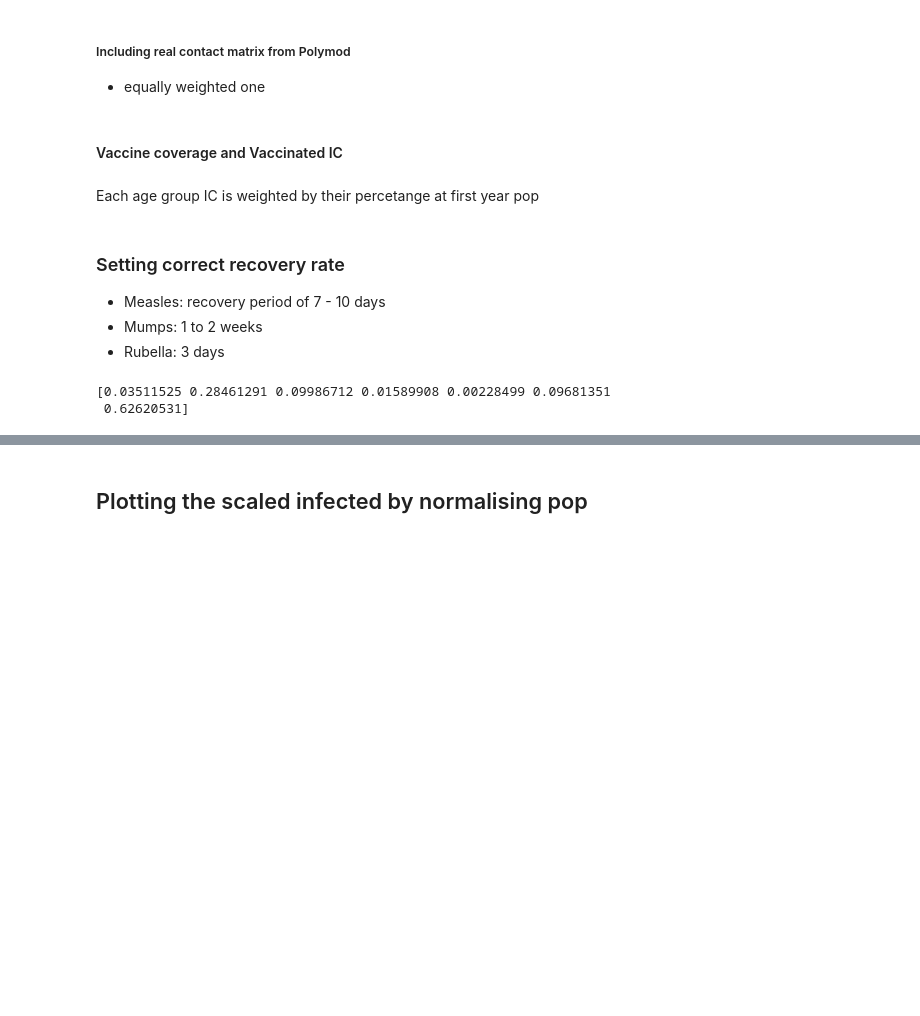
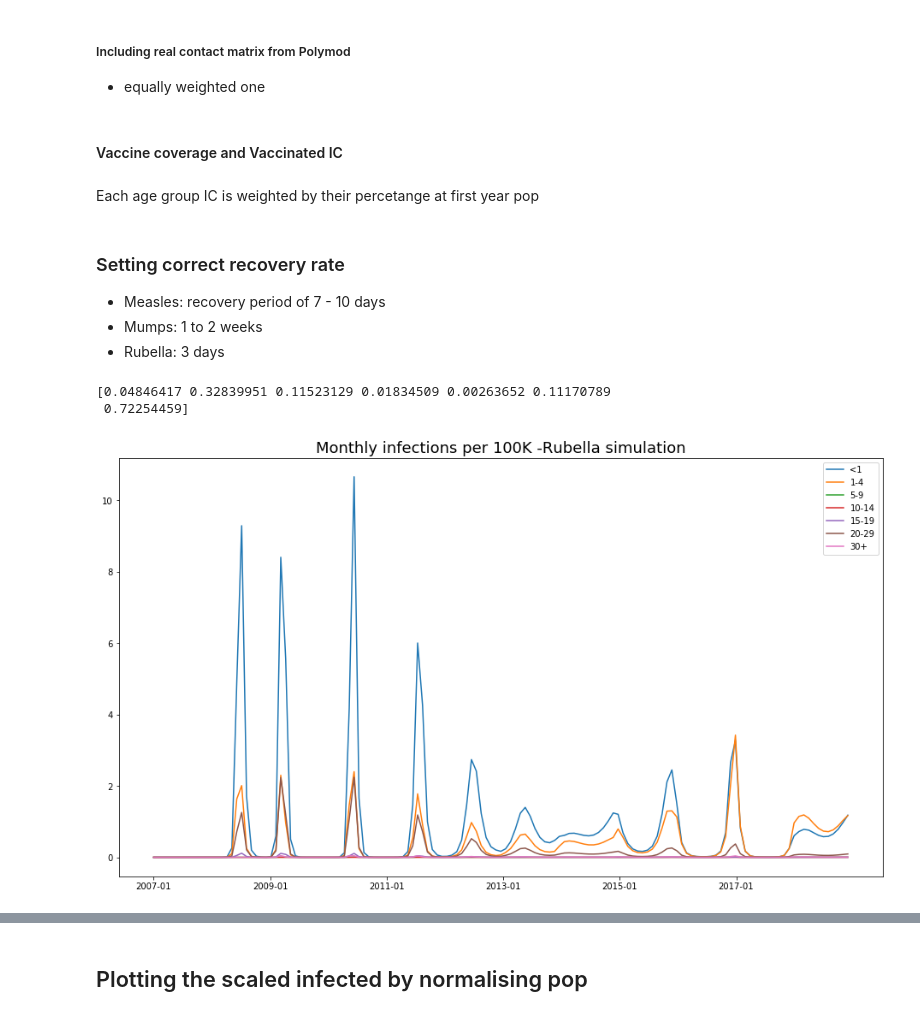
Before and after one commit to dhelekal/EpiRSG2020, a Jupyter notebook: model/Monthly_cases_simulation_Rubella.ipynb, the cells around one changed output, grey strips where cells are left out. Cells and saved outputs as stored; diff of their text form; code cells hidden in the pictures; blank space fills up the shorter version.

```diff
--- a/model/Monthly_cases_simulation_Rubella.ipynb
+++ b/model/Monthly_cases_simulation_Rubella.ipynb
@@ -193,6 +193,7 @@ def estimate_SIR_IC(mdl, age_struct, pop_scale, V_ic, eps_I = 1e-6, k=7):
 # %%
 #Prepare Model Parameters
 pop_scale = 1000 #Set scale to cases per 1000
+pop_scale2 = 10000
 age_struct_start = np.asarray(Pops[str(start_yr)][0:7]/np.sum(Pops[str(start_yr)][0:7]))
 
 para = m.ModelParams(
@@ -205,10 +206,10 @@ para = m.ModelParams(
     N= lambda t: Pops_tot[int(np.floor(t))]
 )
 
-para_noVacc = para = m.ModelParams(
+para_noVacc = m.ModelParams(
     age_strucure=[0,1, 5, 10, 15, 20, 30],  #age cuts
-    B= lambda t: (Births_UK*pop_scale)[int(np.floor(t))],  #births rate per 1000
-    V=lambda t: np.zeros(7),
+    B= lambda t: (Births_UK*pop_scale2)[int(np.floor(t))],  #births rate per 1000
+    V=lambda t: np.zeros([7]),
     d=lambda t: Deaths_years.to_numpy()[:, int(np.floor(t))],  #death rate per capita
     gamma=(1/7*365.0)*np.ones([7]),
     C=C_poly*365,
@@ -223,16 +224,18 @@ para_noVacc = para = m.ModelParams(
 # %%
 if d == "Measles":
     para.gamma = (1/8.5 *365.0)*np.ones([7]) #I compute the average
-    para_noVacc = (1/8.5 *365.0)*np.ones([7])
+    para_noVacc.gamma = (1/8.5 *365.0)*np.ones([7])
 elif d == "Mumps":
     para.gamma = (1/10.5 *365.0)*np.ones([7])
     para_noVacc = (1/10.5 *365.0)*np.ones([7])
 elif d == "Rubella":
     para.gamma = (1/3 *365.0)*np.ones([7])
-    para_noVacc = (1/3 *365.0)*np.ones([7])
+    para_noVacc.gamma = (1/3 *365.0)*np.ones([7])
 # %%
-beta = 0.13* np.eye(7)*[0.05608618, 0.45458462, 0.10870022, 0.02075041, 0.00342591, 0.14565845, 0.28514931]
-
+if d == "Measles":
+    beta = np.eye(7)*[0.00779684, 0.14391105, 0.21224502, 0.24212989, 0.2063052, 0.23331238, 0.27199975]
+elif d == "Rubella":
+    beta = 0.15* np.eye(7)*[0.06708618, 0.45458462, 0.10870022, 0.02075041, 0.00342591, 0.14565845, 0.28514931]
 
 #array([0.0077182 , 0.14214992, 0.21380122, 0.24281186, 0.20576573, 0.23221351, 0.27200709])
 
@@ -252,38 +255,39 @@ ic = estimate_SIR_IC(mdl, age_struct_start, pop_scale, V_ic)
 
 eval_year = 120
 out, t, out_YN = mdl.run(ic ,t_max = years_run-0.00001, method="RK45", eval_per_year=eval_year, pop_scale=pop_scale,
-                         atol=1e-4, rtol = 1e-4)
+                         atol=1e-6, rtol = 1e-4)
 """""
 Inf_OUT = out[7:(7*2),:]
 plt.figure(figsize=(16,9))
 for ii in range(7):
     plt.plot(t[0:len(t)], np.transpose(out[7+ii,0:len(t)]), label = age_class[ii])
 plt.legend()
 plt.title("Infected curve for all age groups (unnormalized)", fontsize = 18)
 """
 
 plt.figure(figsize=(16,9))
 for ii in range(7):
     plt.plot(np.linspace(0,years_run, years_run*12)[0:-1],
              (1e5/pop_scale)*np.transpose(get_monthly_rates(out_YN, eval_year, years_run)[ii,:]), label = age_class[ii])
 
 if d == "Measles":
     locs, labels = plt.xticks()
     locs = np.hstack([locs[1:-2], 19.5])
     plt.xticks(locs, time_date[locs*12])
 elif d == "Rubella":
     locs, labels = plt.xticks()
     locs = np.hstack([locs[1:-2]])
     plt.xticks(locs, time_date[locs*12])
 else:
     plt.xticks(np.arange(0,years_run-1), time_date)
 
 plt.legend()
 plt.title("Monthly infections per 100K -" +d+" simulation", fontsize = 18)
 plt.savefig(d+"_optim.png")
 # %% [output]
-[0.03511525 0.28461291 0.09986712 0.01589908 0.00228499 0.09681351
- 0.62620531]
+[0.04846417 0.32839951 0.11523129 0.01834509 0.00263652 0.11170789
+ 0.72254459]
+[figure, added]
 # %%
 plt.figure(figsize=(16,9))
 for ii in range(7):
```
Also changed, not shown: parts of 6 cells of this notebook, 7 other files.
